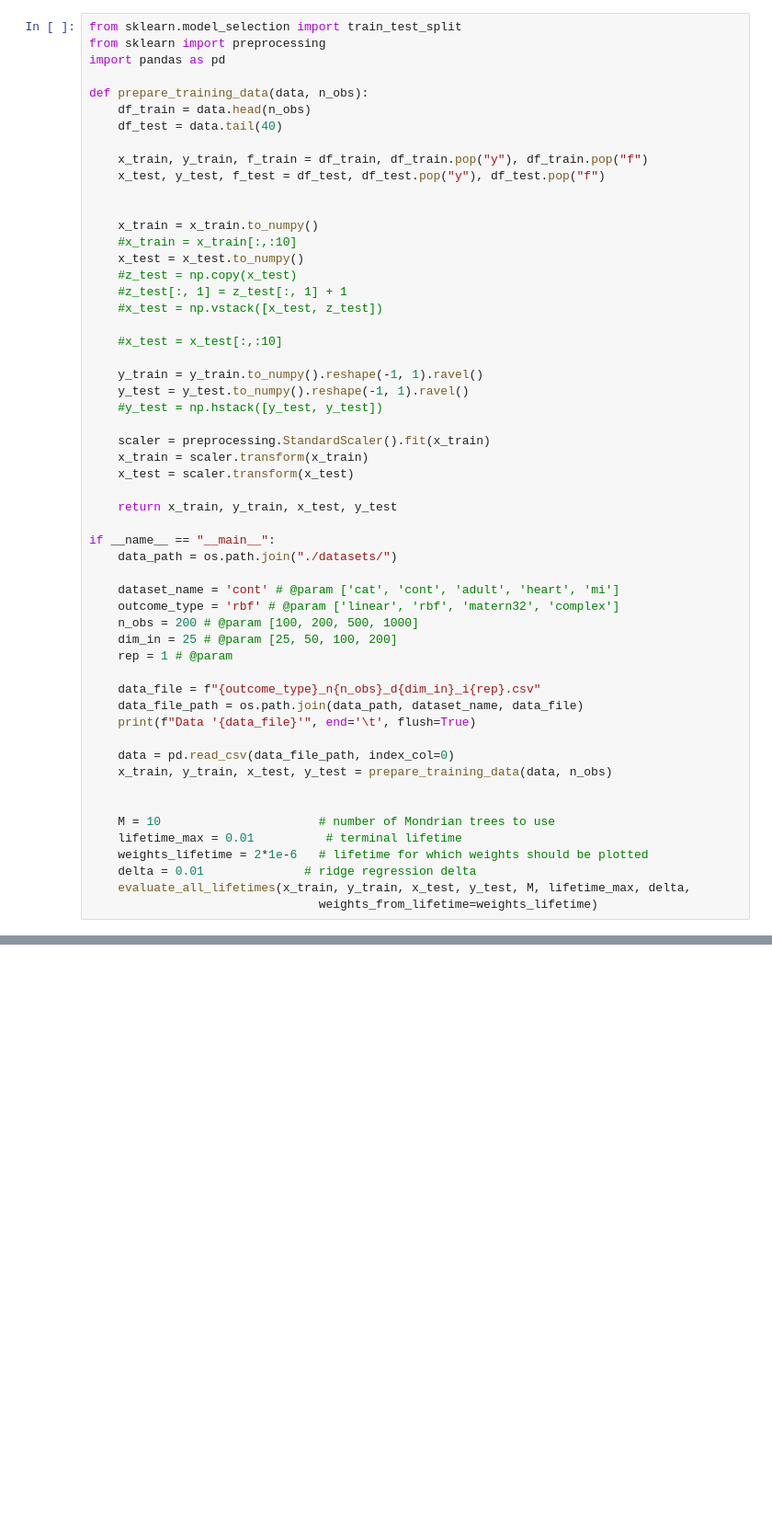
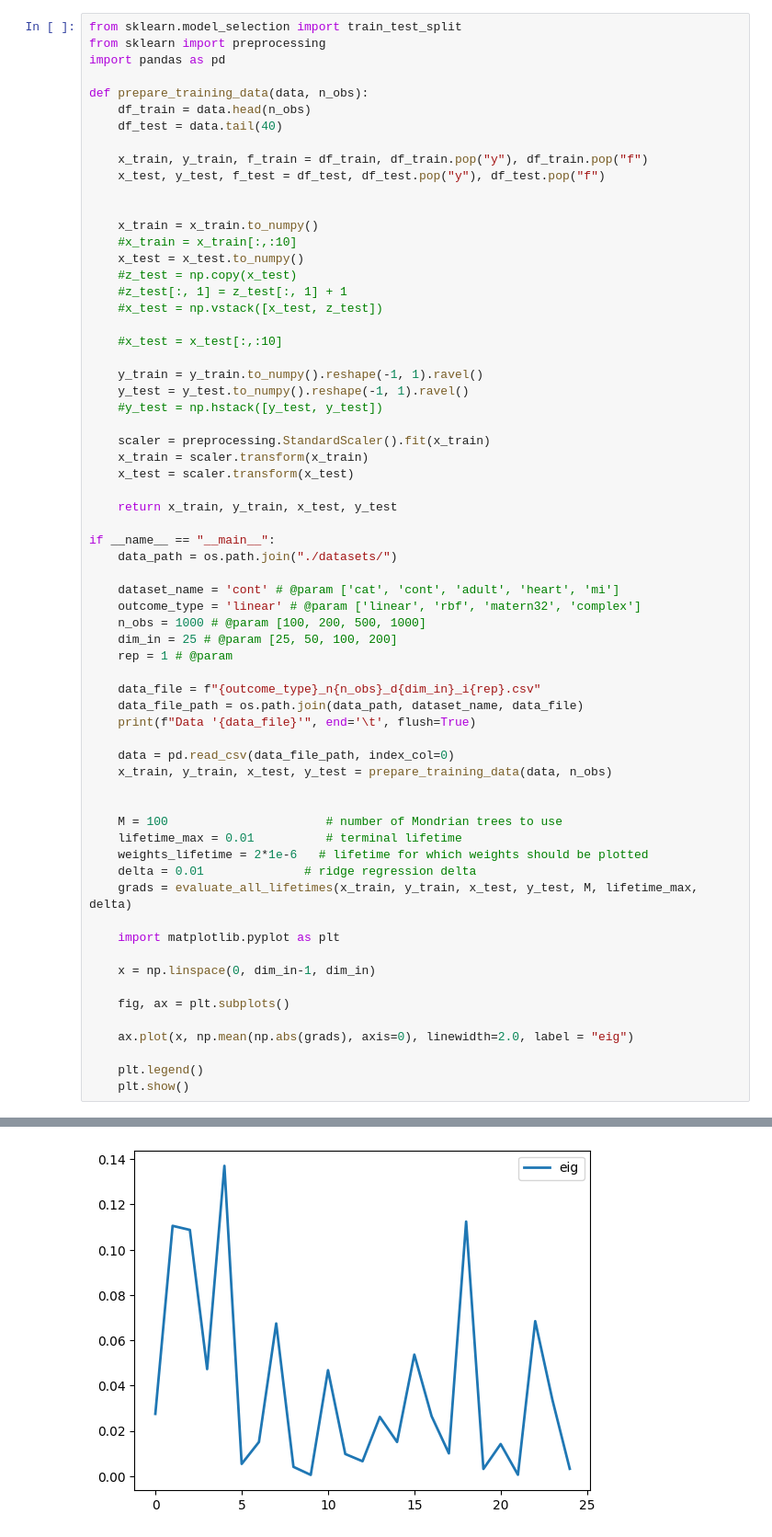
Before and after one commit to Xieyangxinyu/vie, a Jupyter notebook: tree.ipynb, the cells around one changed output, grey strips where cells are left out. Shown at 92% size. Cells and saved outputs as stored; diff of their text form; blank space fills up the shorter version.

```diff
--- a/tree.ipynb
+++ b/tree.ipynb
@@ -237,8 +256,8 @@ if __name__ == "__main__":
     data_path = os.path.join("./datasets/")
 
     dataset_name = 'cont' # @param ['cat', 'cont', 'adult', 'heart', 'mi']
-    outcome_type = 'rbf' # @param ['linear', 'rbf', 'matern32', 'complex']
-    n_obs = 200 # @param [100, 200, 500, 1000]
+    outcome_type = 'linear' # @param ['linear', 'rbf', 'matern32', 'complex']
+    n_obs = 1000 # @param [100, 200, 500, 1000]
     dim_in = 25 # @param [25, 50, 100, 200]
     rep = 1 # @param
 
@@ -250,10 +269,20 @@ if __name__ == "__main__":
     x_train, y_train, x_test, y_test = prepare_training_data(data, n_obs)
 
 
-    M = 10                      # number of Mondrian trees to use
+    M = 100                      # number of Mondrian trees to use
     lifetime_max = 0.01          # terminal lifetime
     weights_lifetime = 2*1e-6   # lifetime for which weights should be plotted
     delta = 0.01              # ridge regression delta
-    evaluate_all_lifetimes(x_train, y_train, x_test, y_test, M, lifetime_max, delta,
-                                weights_from_lifetime=weights_lifetime)
+    grads = evaluate_all_lifetimes(x_train, y_train, x_test, y_test, M, lifetime_max, delta)
+
+    import matplotlib.pyplot as plt
+
+    x = np.linspace(0, dim_in-1, dim_in)
+
+    fig, ax = plt.subplots()
+
+    ax.plot(x, np.mean(np.abs(grads), axis=0), linewidth=2.0, label = "eig")
+
+    plt.legend()
+    plt.show()
 # %% [output]
@@ -261,0 +304 @@ Time: 8.28E-03 / 1.00E-02 (C = 26, test error = 1.045)
+[figure, added]
```
Also changed, not shown: parts of 4 cells of this notebook, 1 other file.
